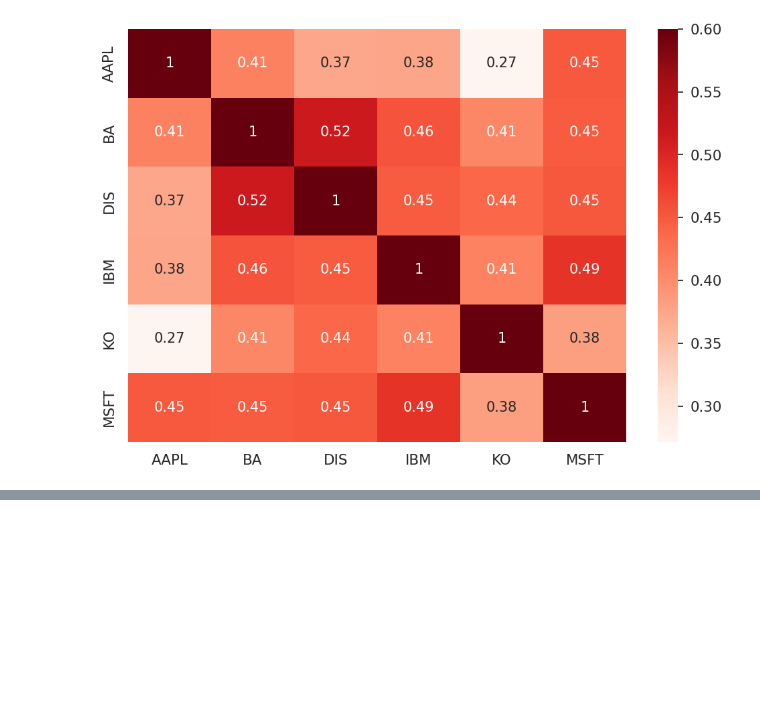
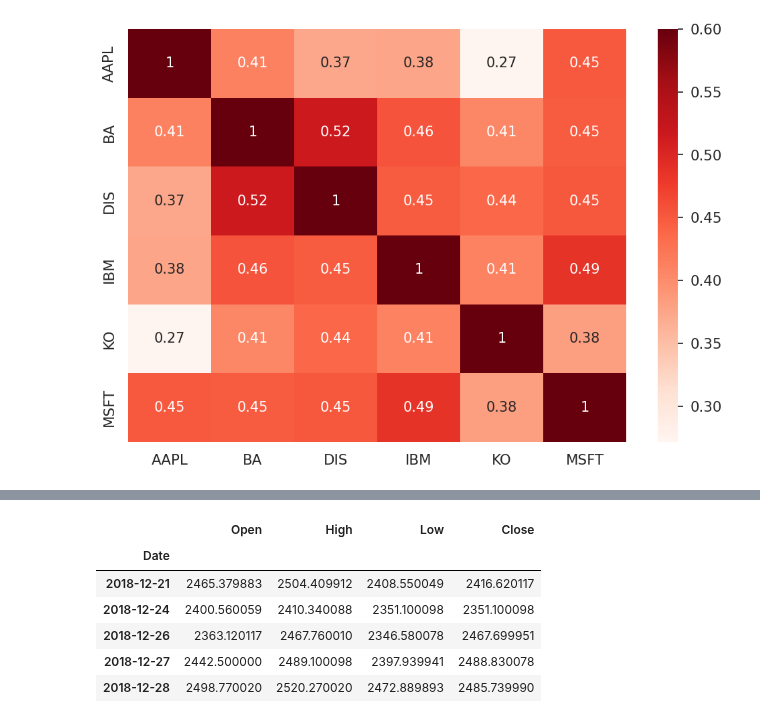
Before and after one commit to JamieW365/finance_projects, a Jupyter notebook: notebooks/essential_finance.ipynb, the cells around one changed output, grey strips where cells are left out. Saved outputs shown, nothing was run; the diff lists cells and outputs as text; code cells hidden in the pictures; blank space fills up the shorter version.

```diff
--- a/notebooks/essential_finance.ipynb
+++ b/notebooks/essential_finance.ipynb
@@ -570,0 +586,10 @@ plt.show()
+# %%
+df_sp500.tail()
+# %% [output]
+|  | Open | High | Low | Close |
+| Date |  |  |  |  |
+| 2018-12-21 | 2465.379883 | 2504.409912 | 2408.550049 | 2416.620117 |
+| 2018-12-24 | 2400.560059 | 2410.340088 | 2351.100098 | 2351.100098 |
+| 2018-12-26 | 2363.120117 | 2467.760010 | 2346.580078 | 2467.699951 |
+| 2018-12-27 | 2442.500000 | 2489.100098 | 2397.939941 | 2488.830078 |
+| 2018-12-28 | 2498.770020 | 2520.270020 | 2472.889893 | 2485.739990 |
```
Also changed, not shown: parts of 10 cells of this notebook.
